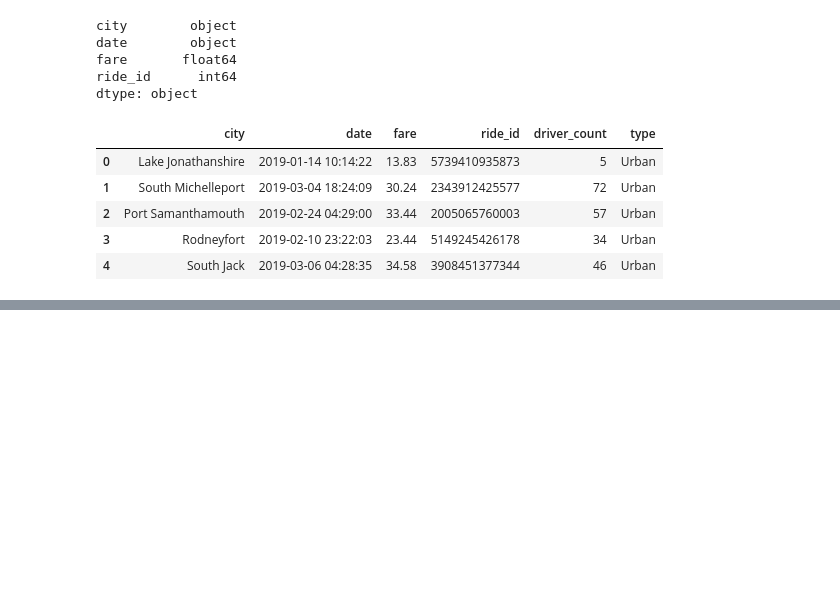
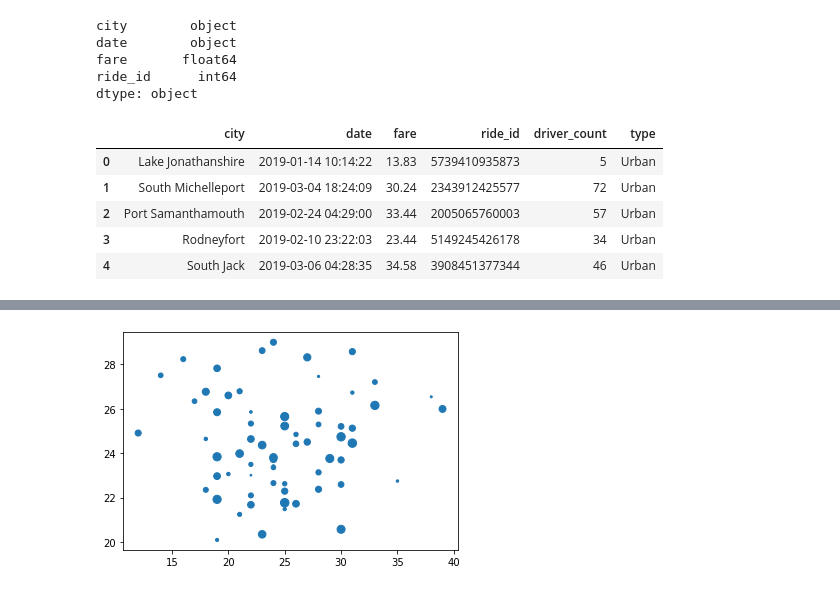
Before and after one commit to hamzaali00/PyBer_Analysis, a Jupyter notebook: Pyber.ipynb, the cells around one changed output, grey strips where cells are left out. Cells and saved outputs as stored; diff of their text form; code cells hidden in the pictures; blank space fills up the shorter version.

Commit message:
Bubble chart

```diff
--- a/Pyber.ipynb
+++ b/Pyber.ipynb
@@ -128,3 +128,9 @@ pyber_data_df.head()
 | 2 | Port Samanthamouth | 2019-02-24 04:29:00 | 33.44 | 2005065760003 | 57 | Urban |
 | 3 | Rodneyfort | 2019-02-10 23:22:03 | 23.44 | 5149245426178 | 34 | Urban |
 | 4 | South Jack | 2019-03-06 04:28:35 | 34.58 | 3908451377344 | 46 | Urban |
+# %%
+# Create the Urban city DataFrame
+
+urban_cities_df = pyber_data_df[pyber_data_df['type'] == 'Urban']
+
+urban_cities_df.head()
@@ -130,0 +166,4 @@ pyber_data_df.head()
+# %%
+urban_ride_count = urban_cities_df.groupby(['city']).count()['ride_id']
+
+urban_ride_count.head()
@@ -130,0 +202,6 @@ pyber_data_df.head()
+# %%
+# Get average fare for each city in the urban cities
+
+urban_avg_fare = urban_cities_df.groupby(['city']).mean()['fare']
+
+urban_avg_fare.head()
@@ -130,0 +253,6 @@ pyber_data_df.head()
+# %%
+# Get the average number of drivers for each city type
+
+urban_driver_count = urban_cities_df.groupby(['city']).mean()['driver_count']
+
+urban_driver_count.head()
@@ -130,0 +291,8 @@ pyber_data_df.head()
+# %%
+# Create bubble chart comparing Avg Fare to Total number of rides
+
+plt.scatter(urban_ride_count, urban_avg_fare, s=urban_driver_count)
+
+plt.show()
+# %% [output]
+[figure, added]
```
Also changed, not shown: parts of 16 cells of this notebook, 1 other file.
